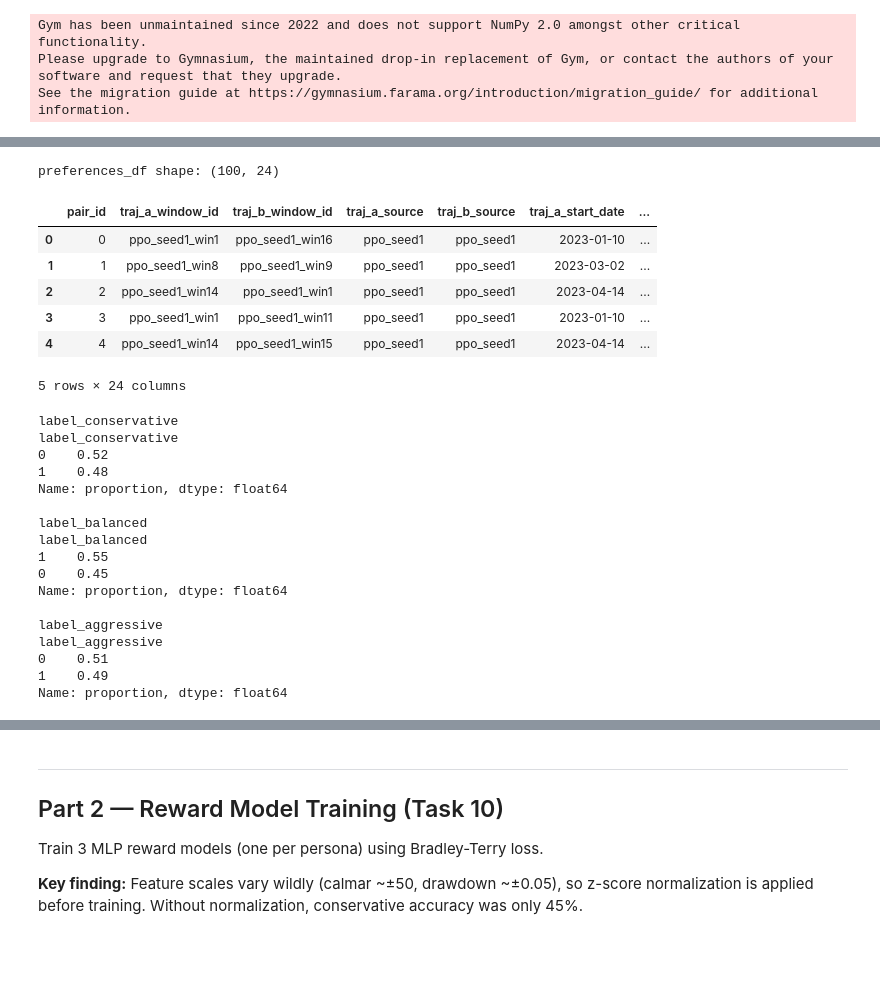
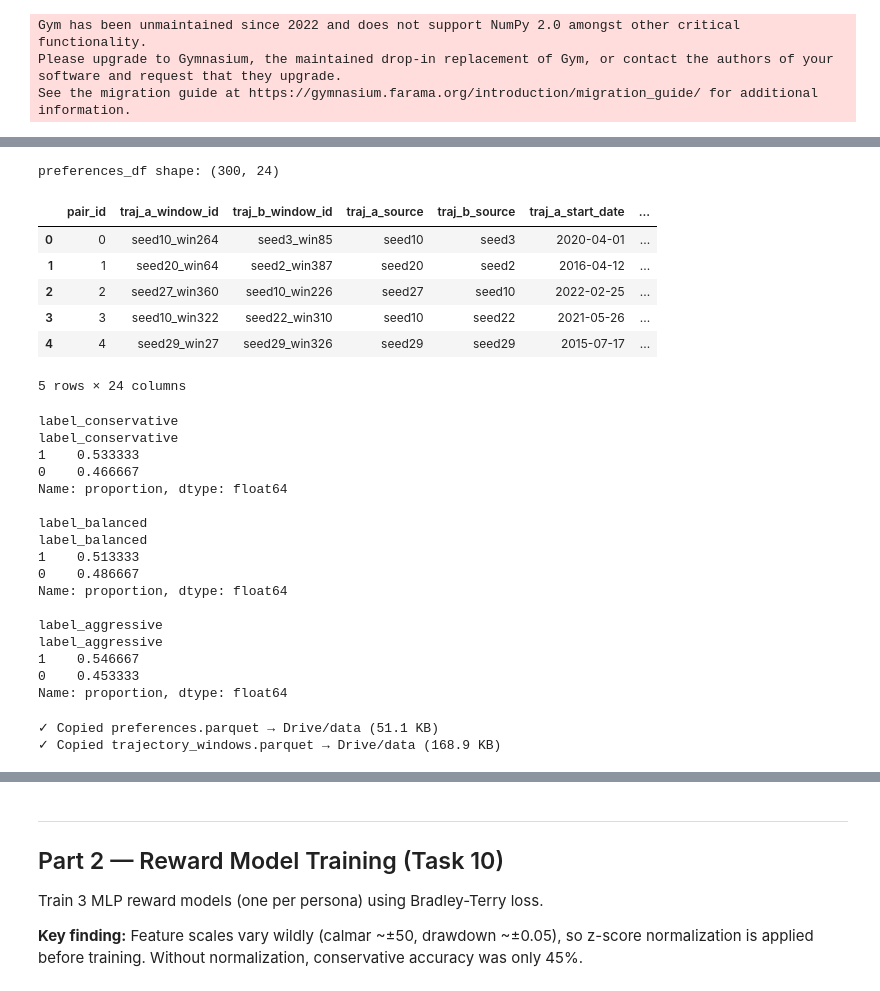
Before and after one commit to yh6384-design/rlhf-portfolio, a Jupyter notebook: notebooks/04_rlhf_data.ipynb, the cells around one changed output, grey strips where cells are left out. Cells and saved outputs as stored; diff of their text form; code cells hidden in the pictures; blank space fills up the shorter version.

Commit message:
revise to 300 pairs, 60d window

```diff
--- a/notebooks/04_rlhf_data.ipynb
+++ b/notebooks/04_rlhf_data.ipynb
@@ -147,3 +129,14 @@ Checkpoint exists: /content/drive/MyDrive/3001_RL_group_project/Project/results/
+# %%
+PREF_DIR = f'{REPO_DIR}/results/data'
+os.makedirs(PREF_DIR, exist_ok=True)
+
+WINDOW  = 60     # 60-day windows as per proposal (was TRAJECTORY_WINDOW=20)
+STRIDE  = 5      # keep stride=5
+N_PAIRS = 300    # 300 pairs
+
+SEEDS = list(range(30))  # 30 random seeds as per proposal
+
+CHECKPOINTS = [f'{CKPT_DIR}/base_agent_seed2.zip']  # best base agent
 # %%
 FEATURE_NAMES = [
     'close', 'close_norm', 'volume', 'close_1d_ret', 'close_5d_ret', 'close_20d_ret',
@@ -288,28 +281,23 @@ def rollout_model_on_env(model, env, source_name='ppo_base', deterministic=True,
 # %%
 all_trajectories = []
 
-for i, ckpt_path in enumerate(CHECKPOINTS, start=1):
-    print(f'\nLoading model from: {ckpt_path}')
-    model = PPO.load(ckpt_path, device='cuda')
+model = PPO.load(f'{CKPT_DIR}/base_agent_seed2.zip', device='cpu')
+print(f'Loaded base agent: base_agent_seed2.zip')
 
-    # use a fresh env for each model
-    eval_env = make_env(df_val, mode='val', seed=100 + i)
-
+for seed in SEEDS:
+    eval_env = make_env(df_train, mode='train', seed=seed)
     traj_df = rollout_model_on_env(
         model=model,
         env=eval_env,
-        source_name=f'ppo_seed{i}',
+        source_name=f'seed{seed}',
         deterministic=True,
-        seed=100 + i,
+        seed=seed,
     )
-
-    print(f'Collected trajectory: {traj_df.shape}')
-    print(traj_df.head())
-
     all_trajectories.append(traj_df)
     eval_env.close()
+    print(f'Seed {seed:2d}: {traj_df.shape[0]} steps collected')
 
 trajectories_df = pd.concat(all_trajectories, axis=0, ignore_index=True)
-print('\nAll trajectories shape:', trajectories_df.shape)
+print(f'\nAll trajectories shape: {trajectories_df.shape}')
 display(trajectories_df.head())
 # %% [output]
@@ -505,20 +499,20 @@ def sample_preference_pairs(windows_df, n_pairs=2000, seed=42):
 # %%
 preferences_df = sample_preference_pairs(
     windows_df=windows_df,
-    n_pairs=100, # Let N = len(windows_df), n should be less than N*(N-1)/2
+    n_pairs=300,
     seed=42,
 )
 
 print('preferences_df shape:', preferences_df.shape)
 display(preferences_df.head())
 # %% [output]
-preferences_df shape: (100, 24)
+preferences_df shape: (300, 24)
 |  | pair_id | traj_a_window_id | traj_b_window_id | traj_a_source | traj_b_source | traj_a_start_date | ... |
-| 0 | 0 | ppo_seed1_win1 | ppo_seed1_win16 | ppo_seed1 | ppo_seed1 | 2023-01-10 | ... |
-| 1 | 1 | ppo_seed1_win8 | ppo_seed1_win9 | ppo_seed1 | ppo_seed1 | 2023-03-02 | ... |
-| 2 | 2 | ppo_seed1_win14 | ppo_seed1_win1 | ppo_seed1 | ppo_seed1 | 2023-04-14 | ... |
-| 3 | 3 | ppo_seed1_win1 | ppo_seed1_win11 | ppo_seed1 | ppo_seed1 | 2023-01-10 | ... |
-| 4 | 4 | ppo_seed1_win14 | ppo_seed1_win15 | ppo_seed1 | ppo_seed1 | 2023-04-14 | ... |
+| 0 | 0 | seed10_win264 | seed3_win85 | seed10 | seed3 | 2020-04-01 | ... |
+| 1 | 1 | seed20_win64 | seed2_win387 | seed20 | seed2 | 2016-04-12 | ... |
+| 2 | 2 | seed27_win360 | seed10_win226 | seed27 | seed10 | 2022-02-25 | ... |
+| 3 | 3 | seed10_win322 | seed22_win310 | seed10 | seed22 | 2021-05-26 | ... |
+| 4 | 4 | seed29_win27 | seed29_win326 | seed29 | seed29 | 2015-07-17 | ... |
 5 rows × 24 columns
 # %%
 for col in ['label_conservative', 'label_balanced', 'label_aggressive']:
@@ -527,19 +521,37 @@ for col in ['label_conservative', 'label_balanced', 'label_aggressive']:
 # %% [output]
 label_conservative
 label_conservative
-0    0.52
-1    0.48
+1    0.533333
+0    0.466667
 Name: proportion, dtype: float64
 
 label_balanced
 label_balanced
-1    0.55
-0    0.45
+1    0.513333
+0    0.486667
 Name: proportion, dtype: float64
 
 label_aggressive
 label_aggressive
-0    0.51
-1    0.49
+1    0.546667
+0    0.453333
 Name: proportion, dtype: float64
+# %%
+import shutil, os
+
+src_dir = '/content/rlhf-portfolio/results/data'
+dst_dir = f'{DRIVE_PROJECT}/data'  # ← same as all other data files
+
+for fname in ['preferences.parquet', 'trajectory_windows.parquet']:
+    src = f'{src_dir}/{fname}'
+    dst = f'{dst_dir}/{fname}'
+    if os.path.exists(src):
+        shutil.copy(src, dst)
+        size = os.path.getsize(dst) / 1024
+        print(f'✓ Copied {fname} → Drive/data ({size:.1f} KB)')
+    else:
+        print(f'✗ NOT FOUND: {src}')
+# %% [output]
+✓ Copied preferences.parquet → Drive/data (51.1 KB)
+✓ Copied trajectory_windows.parquet → Drive/data (168.9 KB)
 # %%
```
Also changed, not shown: parts of 14 cells of this notebook.
